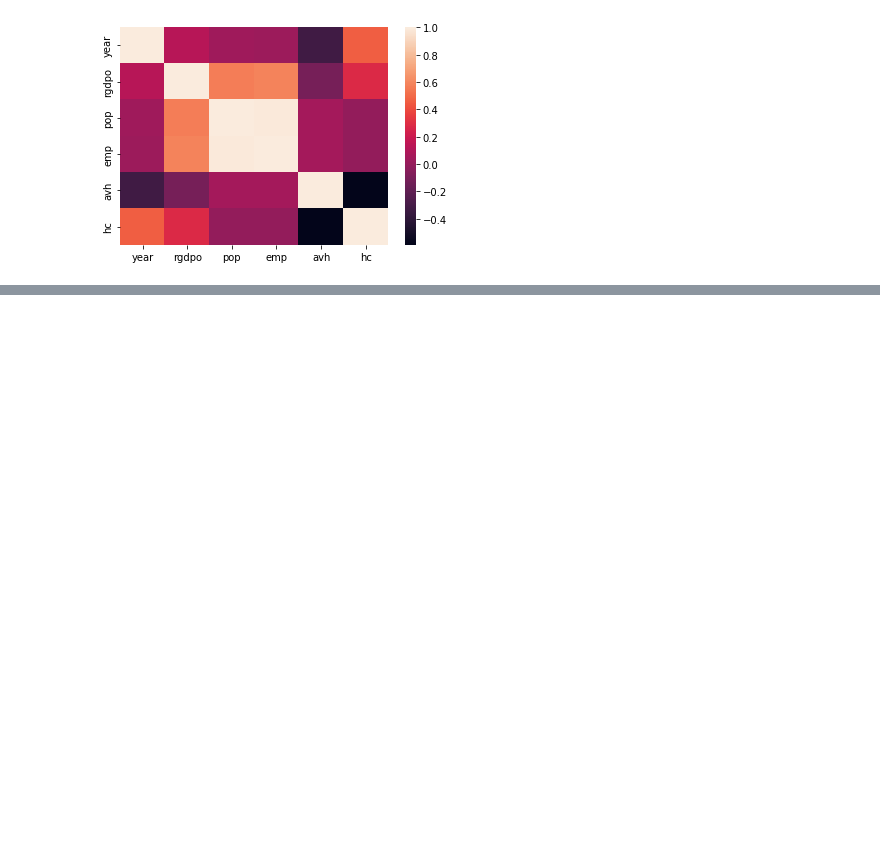
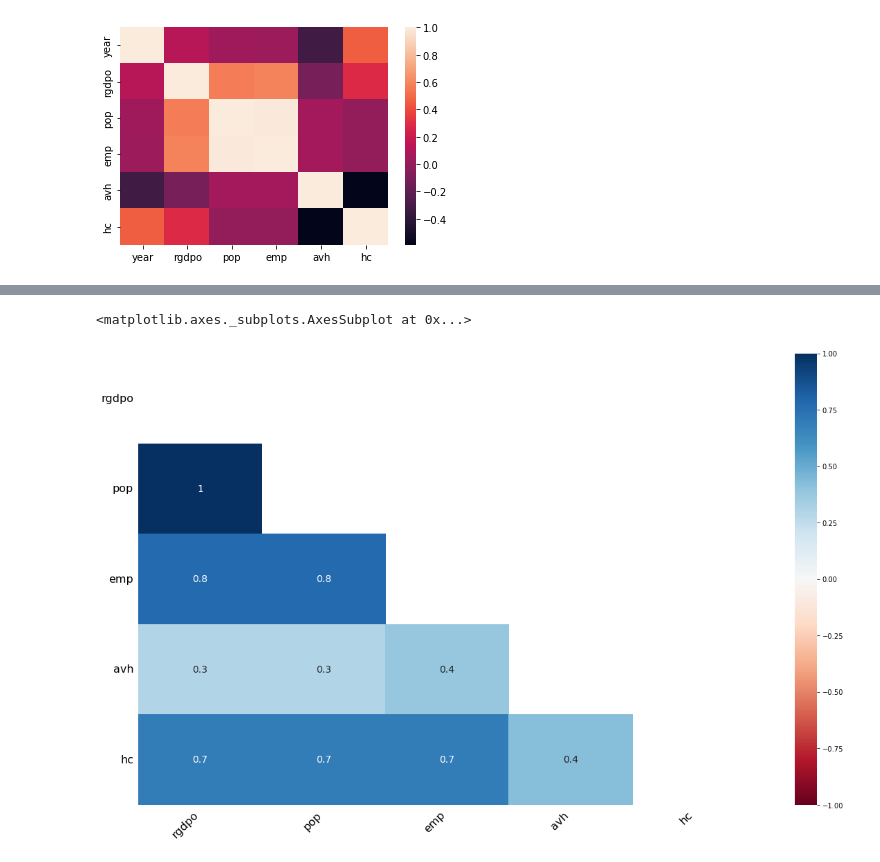
Before and after one commit to wassanchez/DS_Brayan_Andru, a Jupyter notebook: sexta.ipynb, the cells around one changed output, grey strips where cells are left out. Saved outputs shown, nothing was run; the diff lists cells and outputs as text; code cells hidden in the pictures; blank space fills up the shorter version.

```diff
--- a/sexta.ipynb
+++ b/sexta.ipynb
@@ -217,0 +246,5 @@ plt.show()
+# %%
+msg.heatmap(df)
+# %% [output]
+<matplotlib.axes._subplots.AxesSubplot at 0x...>
+[figure, added]
```
Also changed, not shown: parts of 3 cells of this notebook.
